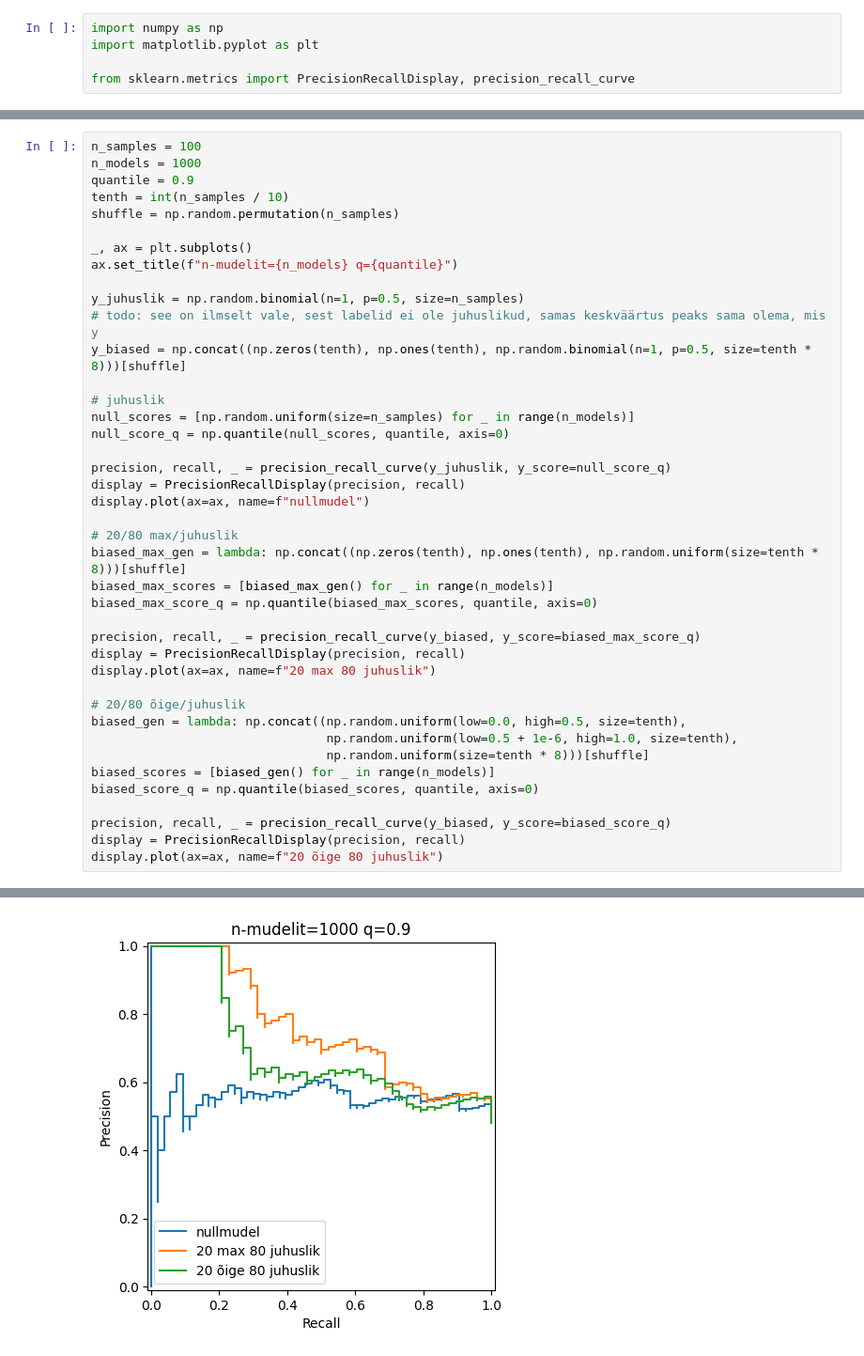
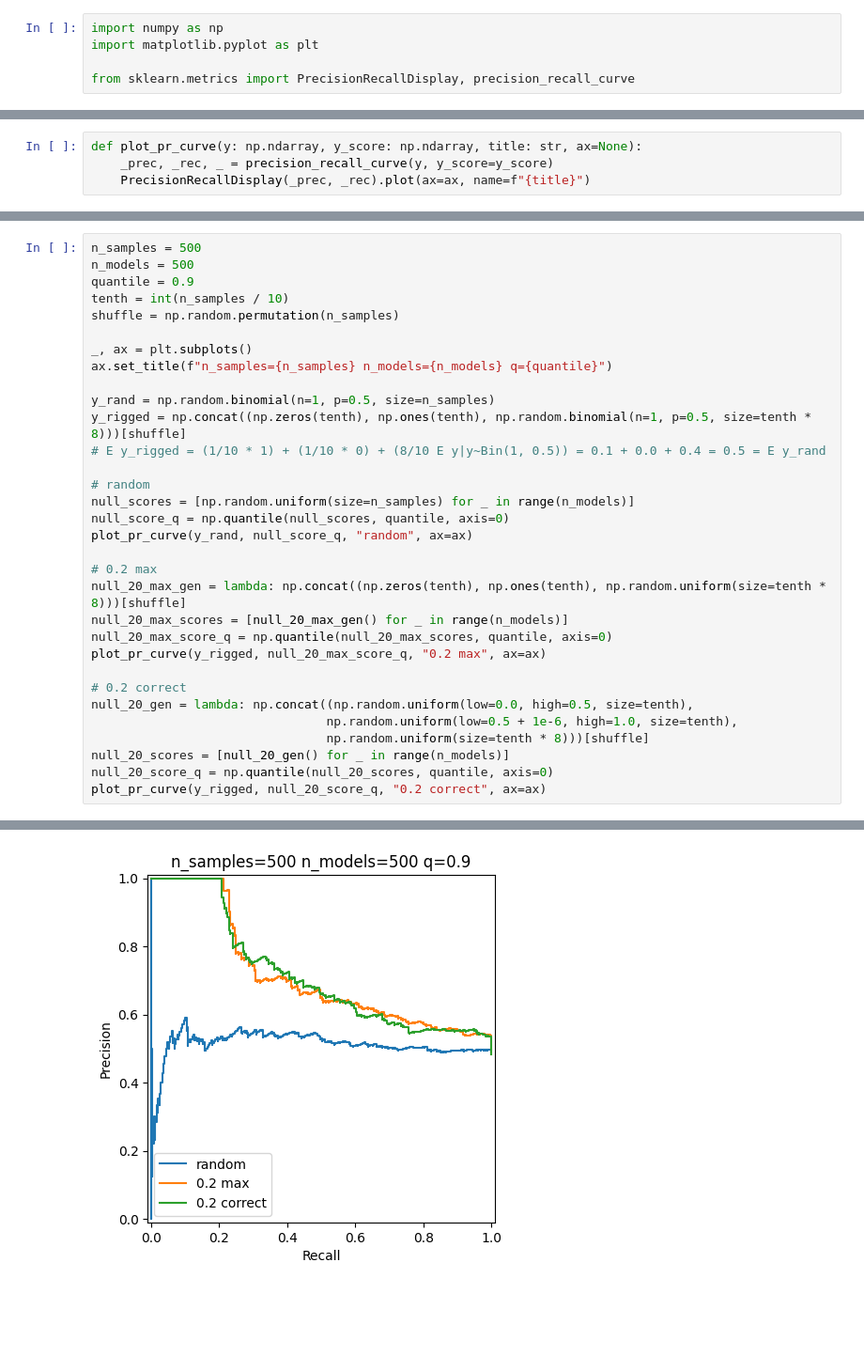
Before and after one commit to mart-mihkel/nullmodel-precision-recall, a Jupyter notebook: notebooks/simulation.ipynb, the cells around one changed output, grey strips where cells are left out. Shown: that part at 94% size. Saved outputs shown, nothing was run; the diff lists cells and outputs as text; blank space fills up the shorter version.

```diff
--- a/notebooks/simulation.ipynb
+++ b/notebooks/simulation.ipynb
@@ -9,0 +6,4 @@ from sklearn.metrics import PrecisionRecallDisplay, precision_recall_curve
+# %%
+def plot_pr_curve(y: np.ndarray, y_score: np.ndarray, title: str, ax=None):
+    _prec, _rec, _ = precision_recall_curve(y, y_score=y_score)
+    PrecisionRecallDisplay(_prec, _rec).plot(ax=ax, name=f"{title}")
@@ -10,42 +19,33 @@ from sklearn.metrics import PrecisionRecallDisplay, precision_recall_curve
 # %%
-n_samples = 100
-n_models = 1000
+n_samples = 500
+n_models = 500
 quantile = 0.9
 tenth = int(n_samples / 10)
 shuffle = np.random.permutation(n_samples)
 
 _, ax = plt.subplots()
-ax.set_title(f"n-mudelit={n_models} q={quantile}")
+ax.set_title(f"n_samples={n_samples} n_models={n_models} q={quantile}")
 
-y_juhuslik = np.random.binomial(n=1, p=0.5, size=n_samples)
-# todo: see on ilmselt vale, sest labelid ei ole juhuslikud, samas keskväärtus peaks sama olema, mis y
-y_biased = np.concat((np.zeros(tenth), np.ones(tenth), np.random.binomial(n=1, p=0.5, size=tenth * 8)))[shuffle]
+y_rand = np.random.binomial(n=1, p=0.5, size=n_samples)
+y_rigged = np.concat((np.zeros(tenth), np.ones(tenth), np.random.binomial(n=1, p=0.5, size=tenth * 8)))[shuffle]
+# E y_rigged = (1/10 * 1) + (1/10 * 0) + (8/10 E y|y~Bin(1, 0.5)) = 0.1 + 0.0 + 0.4 = 0.5 = E y_rand
 
-# juhuslik
+# random
 null_scores = [np.random.uniform(size=n_samples) for _ in range(n_models)]
 null_score_q = np.quantile(null_scores, quantile, axis=0)
+plot_pr_curve(y_rand, null_score_q, "random", ax=ax)
 
-precision, recall, _ = precision_recall_curve(y_juhuslik, y_score=null_score_q)
-display = PrecisionRecallDisplay(precision, recall)
-display.plot(ax=ax, name=f"nullmudel")
+# 0.2 max
+null_20_max_gen = lambda: np.concat((np.zeros(tenth), np.ones(tenth), np.random.uniform(size=tenth * 8)))[shuffle]
+null_20_max_scores = [null_20_max_gen() for _ in range(n_models)]
+null_20_max_score_q = np.quantile(null_20_max_scores, quantile, axis=0)
+plot_pr_curve(y_rigged, null_20_max_score_q, "0.2 max", ax=ax)
 
-# 20/80 max/juhuslik
-biased_max_gen = lambda: np.concat((np.zeros(tenth), np.ones(tenth), np.random.uniform(size=tenth * 8)))[shuffle]
-biased_max_scores = [biased_max_gen() for _ in range(n_models)]
-biased_max_score_q = np.quantile(biased_max_scores, quantile, axis=0)
-
-precision, recall, _ = precision_recall_curve(y_biased, y_score=biased_max_score_q)
-display = PrecisionRecallDisplay(precision, recall)
-display.plot(ax=ax, name=f"20 max 80 juhuslik")
-
-# 20/80 õige/juhuslik
-biased_gen = lambda: np.concat((np.random.uniform(low=0.0, high=0.5, size=tenth),
+# 0.2 correct
+null_20_gen = lambda: np.concat((np.random.uniform(low=0.0, high=0.5, size=tenth),
                                 np.random.uniform(low=0.5 + 1e-6, high=1.0, size=tenth),
                                 np.random.uniform(size=tenth * 8)))[shuffle]
-biased_scores = [biased_gen() for _ in range(n_models)]
-biased_score_q = np.quantile(biased_scores, quantile, axis=0)
-
-precision, recall, _ = precision_recall_curve(y_biased, y_score=biased_score_q)
-display = PrecisionRecallDisplay(precision, recall)
-display.plot(ax=ax, name=f"20 õige 80 juhuslik")
+null_20_scores = [null_20_gen() for _ in range(n_models)]
+null_20_score_q = np.quantile(null_20_scores, quantile, axis=0)
+plot_pr_curve(y_rigged, null_20_score_q, "0.2 correct", ax=ax)
 # %% [output]
@@ -53 +52 @@ display.plot(ax=ax, name=f"20 õige 80 juhuslik")
-[figure, old version]
+[figure, new version]
```
Also changed, not shown: parts of 3 cells of this notebook.
